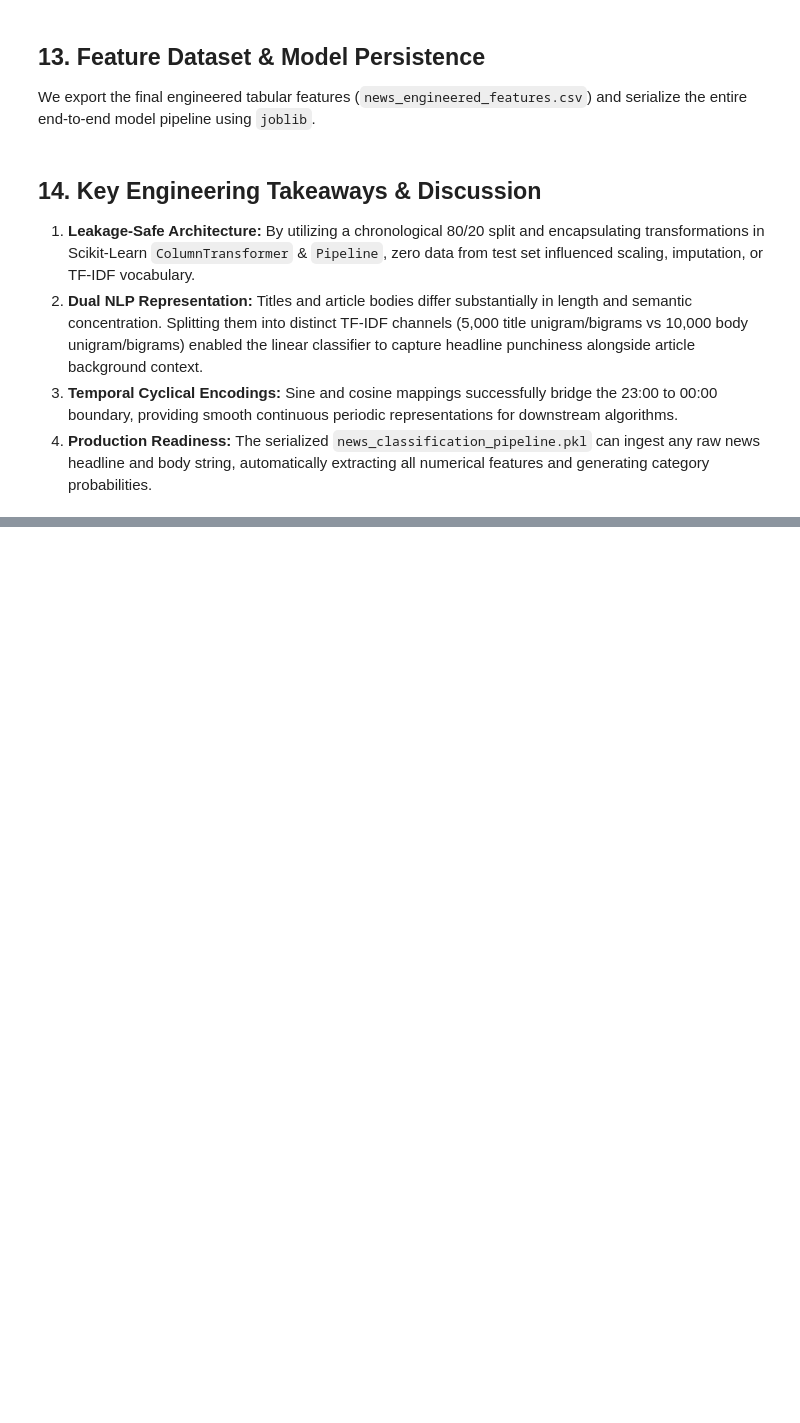
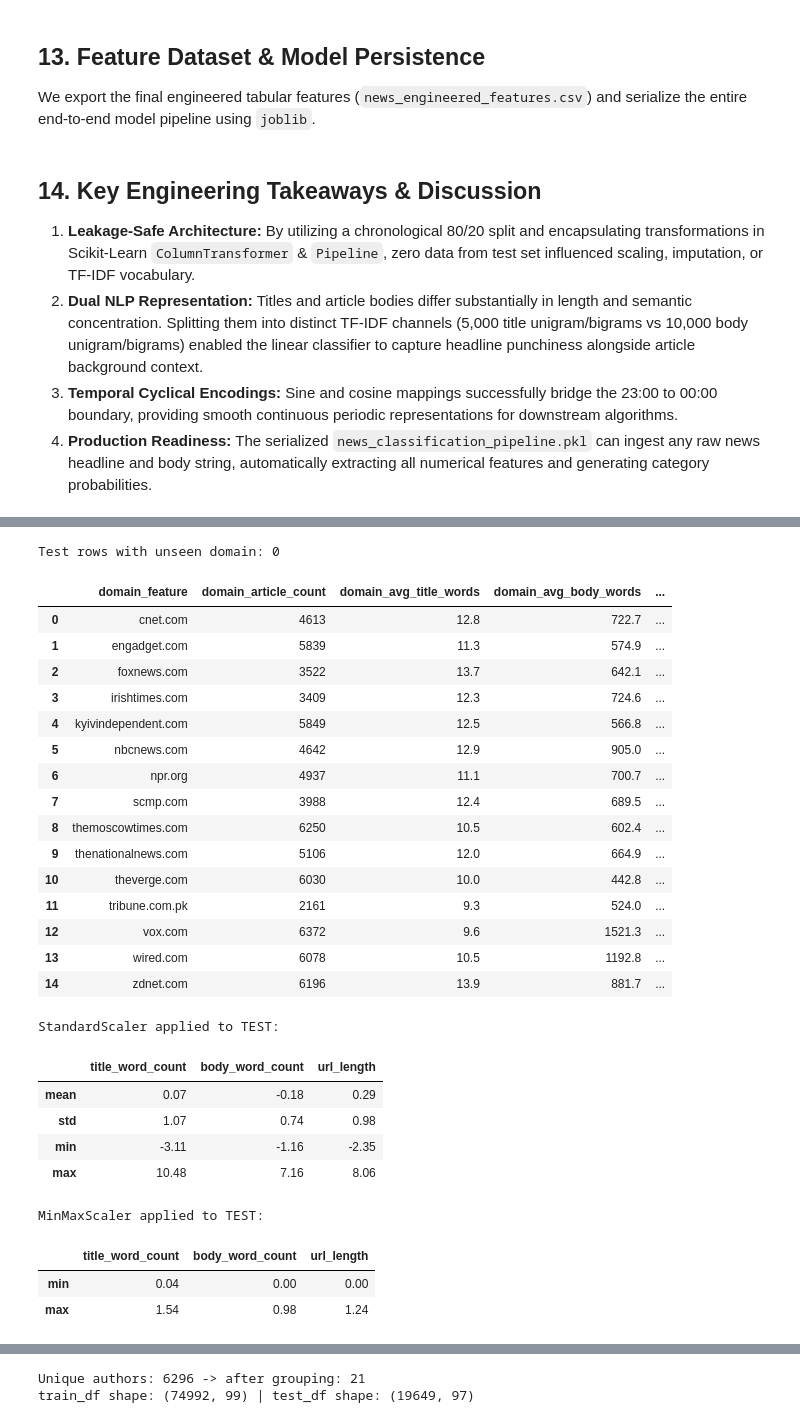
Before and after one commit to shoaibmhr/Pre2-Shoaib-Nawaz, a Jupyter notebook: Task-4-Feature-Engineering/feature_engineering.ipynb, the cells around one changed output, grey strips where cells are left out. Cells and saved outputs as stored; diff of their text form; code cells hidden in the pictures; blank space fills up the shorter version.

```diff
--- a/Task-4-Feature-Engineering/feature_engineering.ipynb
+++ b/Task-4-Feature-Engineering/feature_engineering.ipynb
@@ -622,0 +1152,51 @@ for i, pred in enumerate(sample_preds):
+# %%
+# ===== Domain stats (train only), scaling demo, one-hot demo =====
+# 0. Train vs test: domain mix
+dom_mix = pd.DataFrame({
+    "train_share": train_df["domain_feature"].value_counts(normalize=True),
+    "test_share": test_df["domain_feature"].value_counts(normalize=True),
+}).round(3).sort_values("train_share", ascending=False)
+display(dom_mix)
+
+# 1. Domain-level statistics: sirf train se nikalo, phir train aur test dono par lagao
+domain_stats = (
+    train_df.groupby("domain_feature")
+    .agg(
+        domain_article_count=("title", "count"),
+        domain_avg_title_words=("title_word_count", "mean"),
+        domain_avg_body_words=("body_word_count", "mean"),
+        domain_avg_title_length=("title_char_count", "mean"),
+    )
+    .reset_index()
+)
+train_df = train_df.merge(domain_stats, on="domain_feature", how="left")
+test_df = test_df.merge(domain_stats, on="domain_feature", how="left")
+print("Test rows with unseen domain:", test_df["domain_avg_body_words"].isna().sum())
+display(domain_stats.round(1))
+
+# 2. Scaling demo (fit sirf train par)
+scale_cols = ["title_word_count", "body_word_count", "url_length"]
+ss = StandardScaler().fit(train_df[scale_cols])
+mm = MinMaxScaler().fit(train_df[scale_cols])
+
+print("StandardScaler applied to TEST:")
+display(pd.DataFrame(ss.transform(test_df[scale_cols]), columns=scale_cols)
+        .describe().loc[["mean", "std", "min", "max"]].round(2))
+print("MinMaxScaler applied to TEST:")
+display(pd.DataFrame(mm.transform(test_df[scale_cols]), columns=scale_cols)
+        .describe().loc[["min", "max"]].round(2))
+
+# 3. One-hot demo: domain (kam cardinality)
+display(pd.get_dummies(train_df["domain_feature"]).astype(int).head(3))
+
+# 4. Author: zyada cardinality, isliye top 20 rakho, baqi "other"
+train_df["author_filled"] = train_df["author"].fillna("unknown").astype(str)
+top_authors = train_df["author_filled"].value_counts().head(20).index
+train_df["author_grouped"] = np.where(
+    train_df["author_filled"].isin(top_authors), train_df["author_filled"], "other"
+)
+print("Unique authors:", train_df["author_filled"].nunique(),
+      "-> after grouping:", train_df["author_grouped"].nunique())
+
+print("train_df shape:", train_df.shape, "| test_df shape:", test_df.shape)
+# %% [output]
@@ -622,0 +1220,27 @@ for i, pred in enumerate(sample_preds):
+Test rows with unseen domain: 0
+|  | domain_feature | domain_article_count | domain_avg_title_words | domain_avg_body_words | ... |
+| 0 | cnet.com | 4613 | 12.8 | 722.7 | ... |
+| 1 | engadget.com | 5839 | 11.3 | 574.9 | ... |
+| 2 | foxnews.com | 3522 | 13.7 | 642.1 | ... |
+| 3 | irishtimes.com | 3409 | 12.3 | 724.6 | ... |
+| 4 | kyivindependent.com | 5849 | 12.5 | 566.8 | ... |
+| 5 | nbcnews.com | 4642 | 12.9 | 905.0 | ... |
+| 6 | npr.org | 4937 | 11.1 | 700.7 | ... |
+| 7 | scmp.com | 3988 | 12.4 | 689.5 | ... |
+| 8 | themoscowtimes.com | 6250 | 10.5 | 602.4 | ... |
+| 9 | thenationalnews.com | 5106 | 12.0 | 664.9 | ... |
+| 10 | theverge.com | 6030 | 10.0 | 442.8 | ... |
+| 11 | tribune.com.pk | 2161 | 9.3 | 524.0 | ... |
+| 12 | vox.com | 6372 | 9.6 | 1521.3 | ... |
+| 13 | wired.com | 6078 | 10.5 | 1192.8 | ... |
+| 14 | zdnet.com | 6196 | 13.9 | 881.7 | ... |
+StandardScaler applied to TEST:
+|  | title_word_count | body_word_count | url_length |
+| mean | 0.07 | -0.18 | 0.29 |
+| std | 1.07 | 0.74 | 0.98 |
+| min | -3.11 | -1.16 | -2.35 |
+| max | 10.48 | 7.16 | 8.06 |
+MinMaxScaler applied to TEST:
+|  | title_word_count | body_word_count | url_length |
+| min | 0.04 | 0.00 | 0.00 |
+| max | 1.54 | 0.98 | 1.24 |
@@ -622,0 +1251,2 @@ for i, pred in enumerate(sample_preds):
+Unique authors: 6296 -> after grouping: 21
+train_df shape: (74992, 99) | test_df shape: (19649, 97)
```
Also changed, not shown: parts of 46 cells of this notebook, 20 other files.
